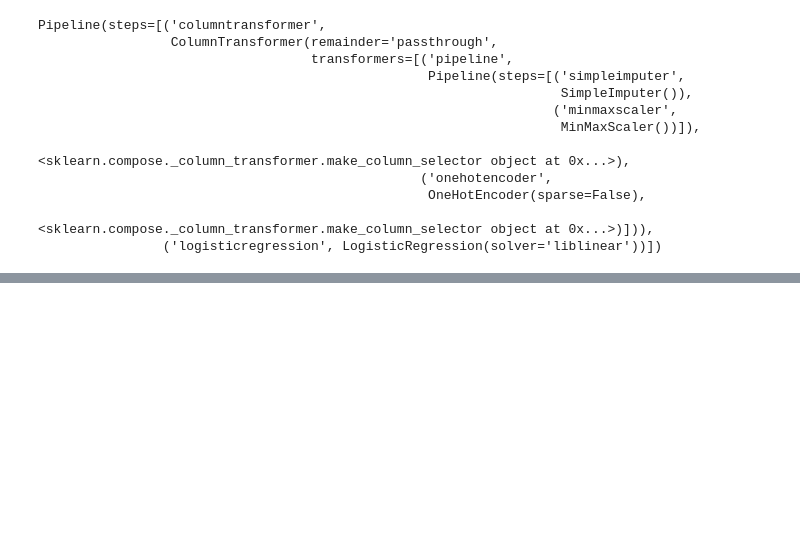
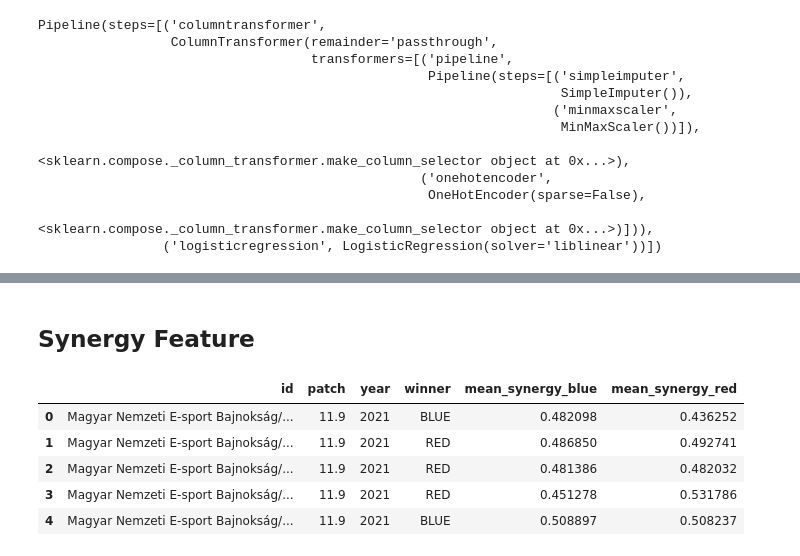
Before and after one commit to stephanyvargas/LoL_winner_predictor, a Jupyter notebook: notebooks/LeagueOfLeguends.ipynb, the cells around one changed output, grey strips where cells are left out. Cells and saved outputs as stored; diff of their text form; code cells hidden in the pictures; blank space fills up the shorter version.

```diff
--- a/notebooks/LeagueOfLeguends.ipynb
+++ b/notebooks/LeagueOfLeguends.ipynb
@@ -330,0 +455,4 @@ TypeError: get_train_data_only() got an unexpected keyword argument 'test_data'
+# %%
+#Teams DataFrame used for Machine Learning
+eval_teams_ML = eval_teams[['id', 'patch', 'year', 'winner']]
+eval_teams_ML.head(5)
@@ -330,0 +466,21 @@ TypeError: get_train_data_only() got an unexpected keyword argument 'test_data'
+# %% [markdown]
+## Synergy Feature
+# %%
+#Get the synergy of the Blue team champions
+eval_blue = pair_wise_synergy(eval_BLUE, champions_won_percentage_imputed, 'blue')
+eval_blue['id'] = eval_blue.index
+eval_teams_ML =pd.merge(eval_teams_ML, eval_blue, on='id', how='inner')
+# %%
+#Get the synergy of the Red team champions
+eval_red = pair_wise_synergy(eval_RED, champions_won_percentage_imputed, 'red')
+eval_red['id'] = eval_red.index
+eval_teams_ML =pd.merge(eval_teams_ML, eval_red, on='id', how='inner')
+# %%
+eval_teams_ML
+# %% [output]
+|  | id | patch | year | winner | mean_synergy_blue | mean_synergy_red |
+| 0 | Magyar Nemzeti E-sport Bajnokság/... | 11.9 | 2021 | BLUE | 0.482098 | 0.436252 |
+| 1 | Magyar Nemzeti E-sport Bajnokság/... | 11.9 | 2021 | RED | 0.486850 | 0.492741 |
+| 2 | Magyar Nemzeti E-sport Bajnokság/... | 11.9 | 2021 | RED | 0.481386 | 0.482032 |
+| 3 | Magyar Nemzeti E-sport Bajnokság/... | 11.9 | 2021 | RED | 0.451278 | 0.531786 |
+| 4 | Magyar Nemzeti E-sport Bajnokság/... | 11.9 | 2021 | BLUE | 0.508897 | 0.508237 |
```
Also changed, not shown: parts of 34 cells of this notebook.
